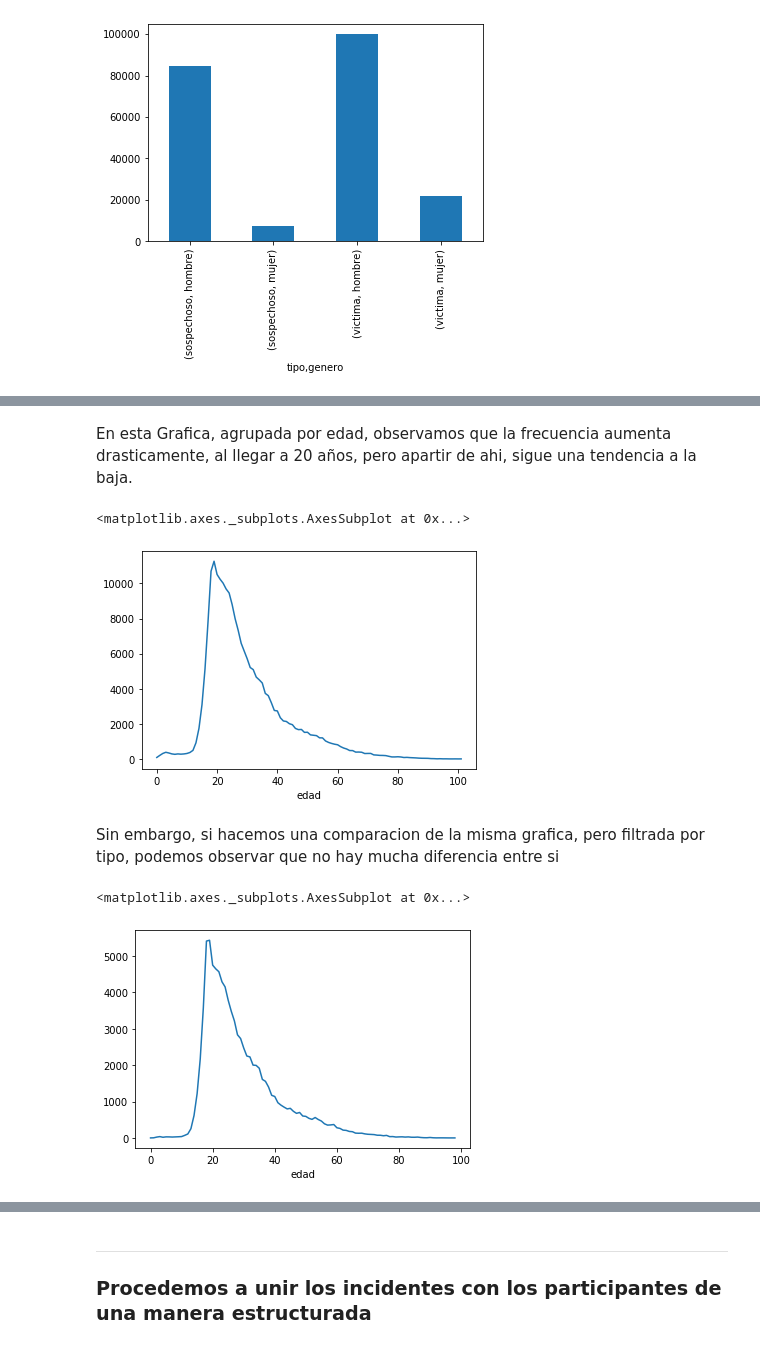
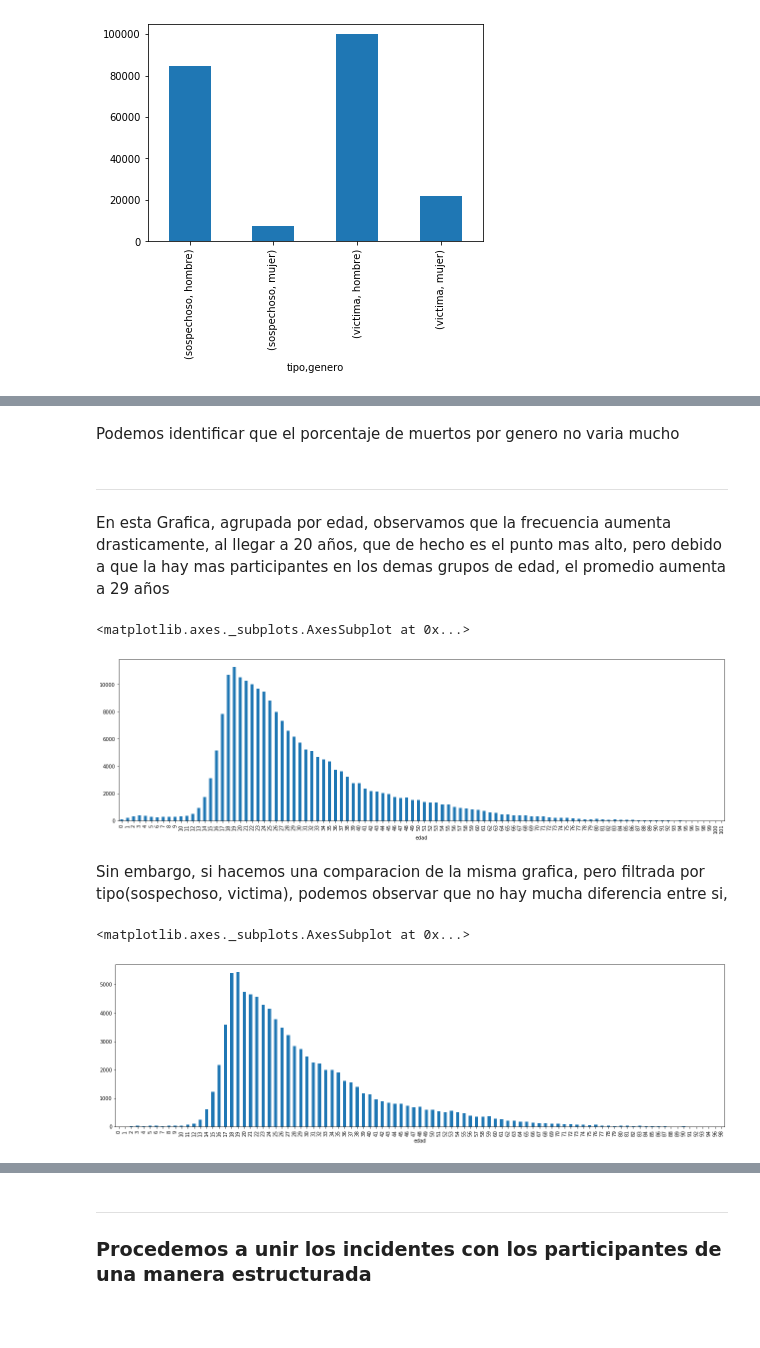
Before and after one commit to ryangzz/Mineria_de_datos, a Jupyter notebook: Entregable2.ipynb, the cells around one changed output, grey strips where cells are left out. Saved outputs shown, nothing was run; the diff lists cells and outputs as text; code cells hidden in the pictures; blank space fills up the shorter version.

```diff
--- a/Entregable2.ipynb
+++ b/Entregable2.ipynb
@@ -737,15 +823,18 @@ participantes.groupby(['tipo', 'genero'])['tipo'].count().plot.bar(y='frecuency'
+# %% [markdown]
+Podemos identificar que el porcentaje de muertos por genero no varia mucho
 # %% [markdown]
-En esta Grafica, agrupada por edad, observamos que la frecuencia aumenta drasticamente, al llegar a 20 años, pero apartir de ahi, sigue una tendencia a la baja.
+---
+En esta Grafica, agrupada por edad, observamos que la frecuencia aumenta drasticamente, al llegar a 20 años, que de hecho es el punto mas alto, pero debido a que la hay mas participantes en los demas grupos de edad, el promedio aumenta a 29 años
 # %%
-participantes.groupby(['edad'])['edad'].count().plot.line(y='frecuency')
+participantes.groupby(['edad'])['edad'].count().plot.bar(y='frecuency', figsize=(22,6))
 # %% [output]
 <matplotlib.axes._subplots.AxesSubplot at 0x...>
-[figure, old version]
+[figure, new version]
 # %% [markdown]
-Sin embargo, si hacemos una comparacion de la misma grafica, pero filtrada por tipo, podemos observar que no hay mucha diferencia entre si
+Sin embargo, si hacemos una comparacion de la misma grafica, pero filtrada por tipo(sospechoso, victima), podemos observar que no hay mucha diferencia entre si,
 # %%
-participantes[participantes.tipo=='sospechoso'].groupby(['edad'])['edad'].count().plot.line(y='frecuency')
+participantes[participantes.tipo=='sospechoso'].groupby(['edad'])['edad'].count().plot.bar(y='frecuency', figsize=(22,6))
 # %% [output]
 <matplotlib.axes._subplots.AxesSubplot at 0x...>
-[figure, old version]
+[figure, new version]
 # %%
```
Also changed, not shown: parts of 106 cells of this notebook.
